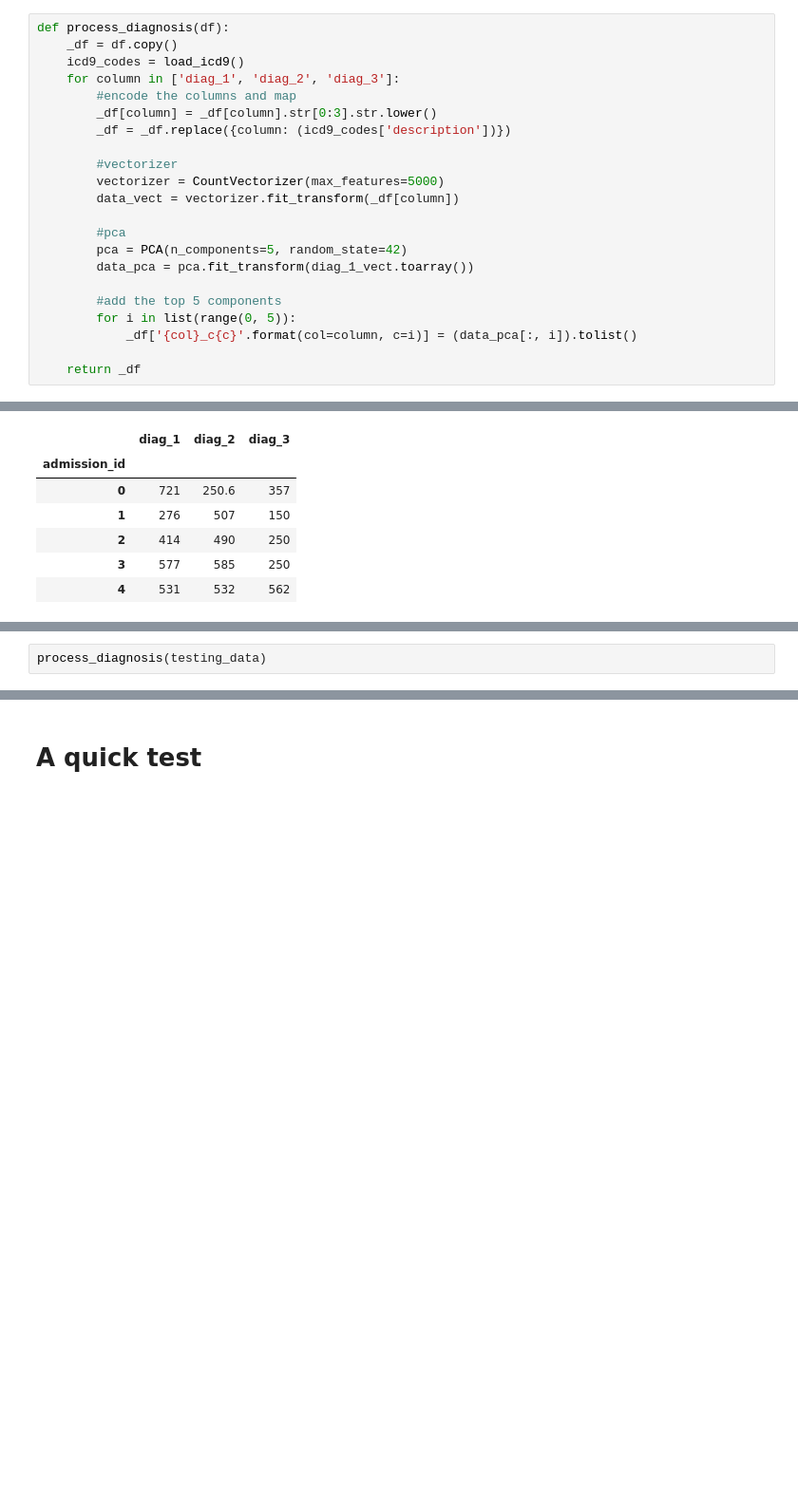
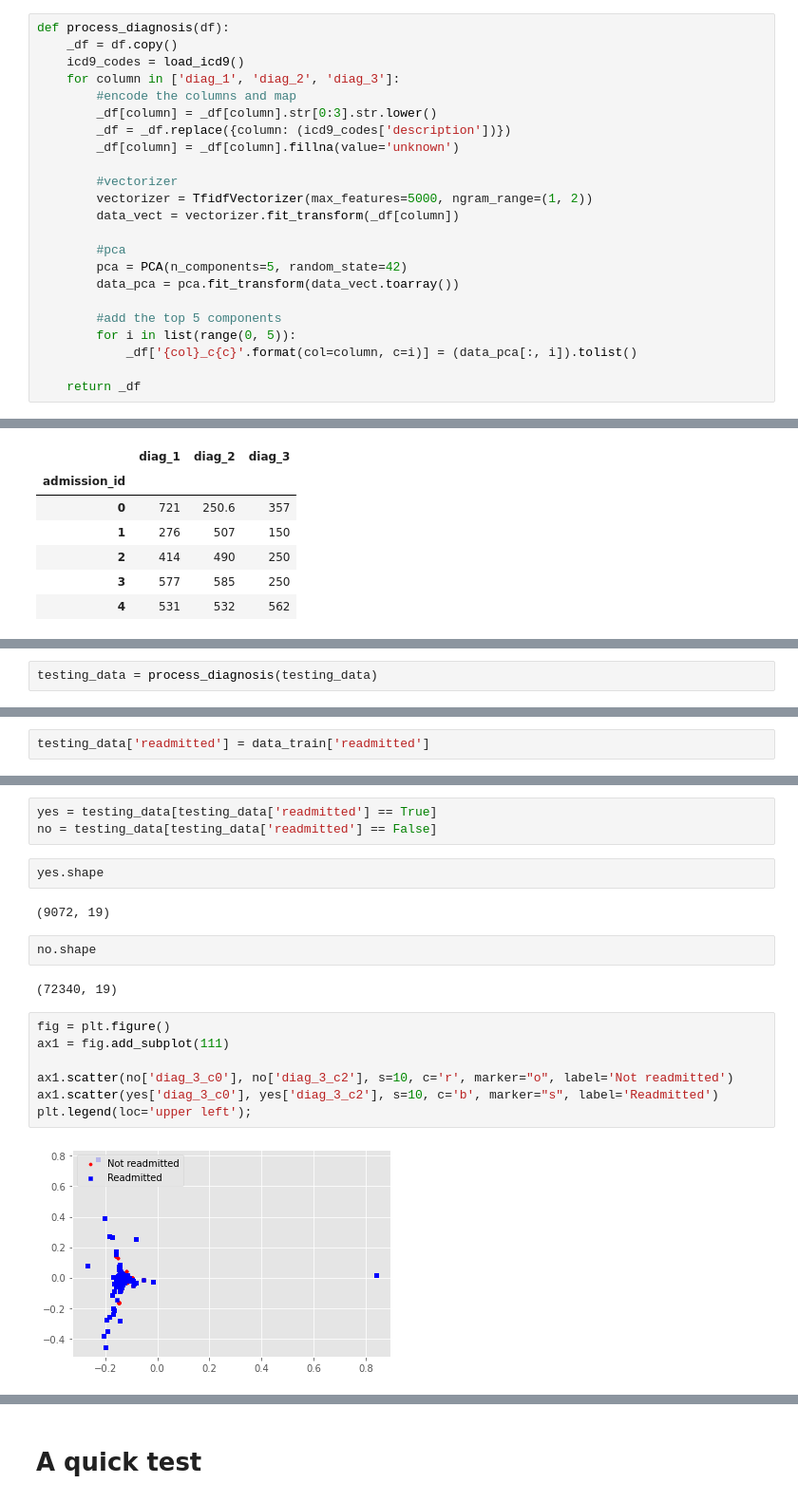
Before and after one commit to ypandya4/hazel_bazel_hospital_DS_project, a Jupyter notebook: Feature Engineering data cleaning and pipeline elements.ipynb, the cells around one changed output, grey strips where cells are left out. Shown: that part at 95% size. Cells and saved outputs as stored; diff of their text form; blank space fills up the shorter version.

```diff
--- a/Feature Engineering data cleaning and pipeline elements.ipynb
+++ b/Feature Engineering data cleaning and pipeline elements.ipynb
@@ -543,14 +543,15 @@ def process_diagnosis(df):
         #encode the columns and map
         _df[column] = _df[column].str[0:3].str.lower()
         _df = _df.replace({column: (icd9_codes['description'])})
+        _df[column] = _df[column].fillna(value='unknown')
 
         #vectorizer
-        vectorizer = CountVectorizer(max_features=5000)
+        vectorizer = TfidfVectorizer(max_features=5000, ngram_range=(1, 2))
         data_vect = vectorizer.fit_transform(_df[column])
 
         #pca
         pca = PCA(n_components=5, random_state=42)
-        data_pca = pca.fit_transform(diag_1_vect.toarray())
+        data_pca = pca.fit_transform(data_vect.toarray())
 
         #add the top 5 components
         for i in list(range(0, 5)):
@@ -578,2 +573,2 @@ x['description']['250']
 # %%
-process_diagnosis(testing_data)
+testing_data = process_diagnosis(testing_data)
@@ -581,0 +575,2 @@ ValueError: np.nan is an invalid document, expected byte or unicode string.
+# %%
+testing_data['readmitted'] = data_train['readmitted']
@@ -581,0 +587,20 @@ ValueError: np.nan is an invalid document, expected byte or unicode string.
+# %%
+yes = testing_data[testing_data['readmitted'] == True]
+no = testing_data[testing_data['readmitted'] == False]
+# %%
+yes.shape
+# %% [output]
+(9072, 19)
+# %%
+no.shape
+# %% [output]
+(72340, 19)
+# %%
+fig = plt.figure()
+ax1 = fig.add_subplot(111)
+
+ax1.scatter(no['diag_3_c0'], no['diag_3_c2'], s=10, c='r', marker="o", label='Not readmitted')
+ax1.scatter(yes['diag_3_c0'], yes['diag_3_c2'], s=10, c='b', marker="s", label='Readmitted')
+plt.legend(loc='upper left');
+# %% [output]
+[figure, added]
```
Also changed, not shown: parts of 5 cells of this notebook, 6 other files.
